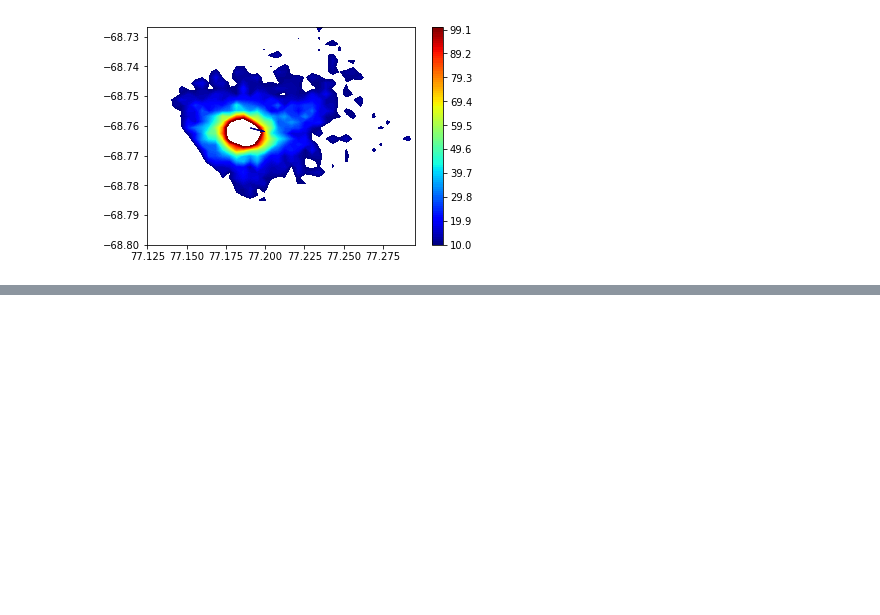
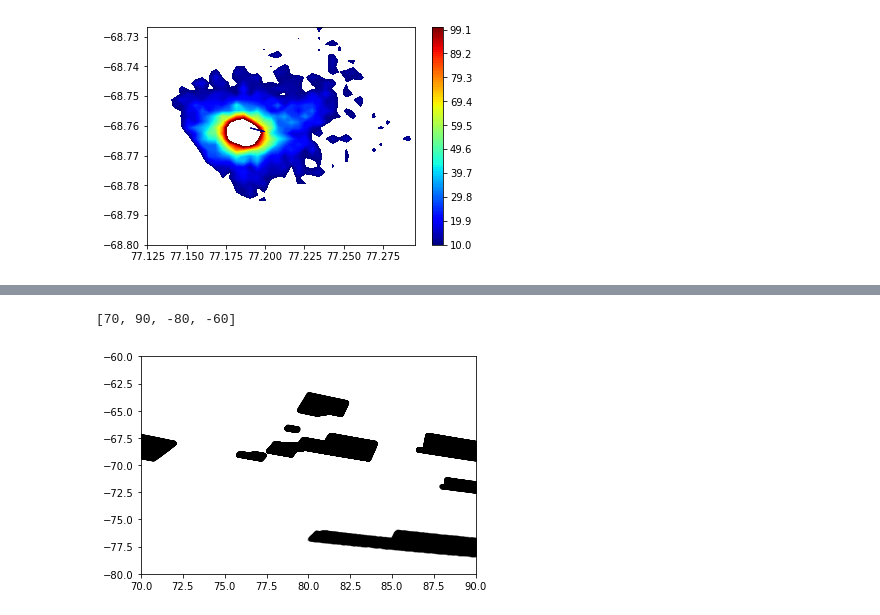
Before and after one commit to ht1an/DiscoverSubStructure, a Jupyter notebook: NGC1850.ipynb, the cells around one changed output, grey strips where cells are left out. Saved outputs shown, nothing was run; the diff lists cells and outputs as text; code cells hidden in the pictures; blank space fills up the shorter version.

```diff
--- a/NGC1850.ipynb
+++ b/NGC1850.ipynb
@@ -39,3 +67,15 @@ print(np.max(MAG336))
+# %%
+# read Gaia data
+fna = ['011-057','011-064','011-085','011-100','011-101','011-102',\
+       '011-104','011-112','011-185','019-092','019-103','019-105']
+dt = fits.open(dpathG+fn0+fna[0]+'.fits')
+datat = dt[1].data
+for ig in range(1,len(fna)):
+    dt = fits.open(dpathG+fn0+fna[ig]+'.fits')
+    data = dt[1].data
+    datat = np.concatenate((datat,data),axis=0)
+raG = datat['ra']
+decG = datat['dec']
 # %%
 min_ra,max_ra = 77.125,77.3
 min_dec,max_dec = -68.8,-68.725
@@ -211,0 +250,6 @@ print(np.min(mdn),np.max(mdn))
+# %%
+plt.plot(raG,decG,'k.',alpha=0.1)
+plt.axis([70,90,-80,-60])
+# %% [output]
+[70, 90, -80, -60]
+[figure, added]
```
Also changed, not shown: parts of 6 cells of this notebook, 3 other files.
